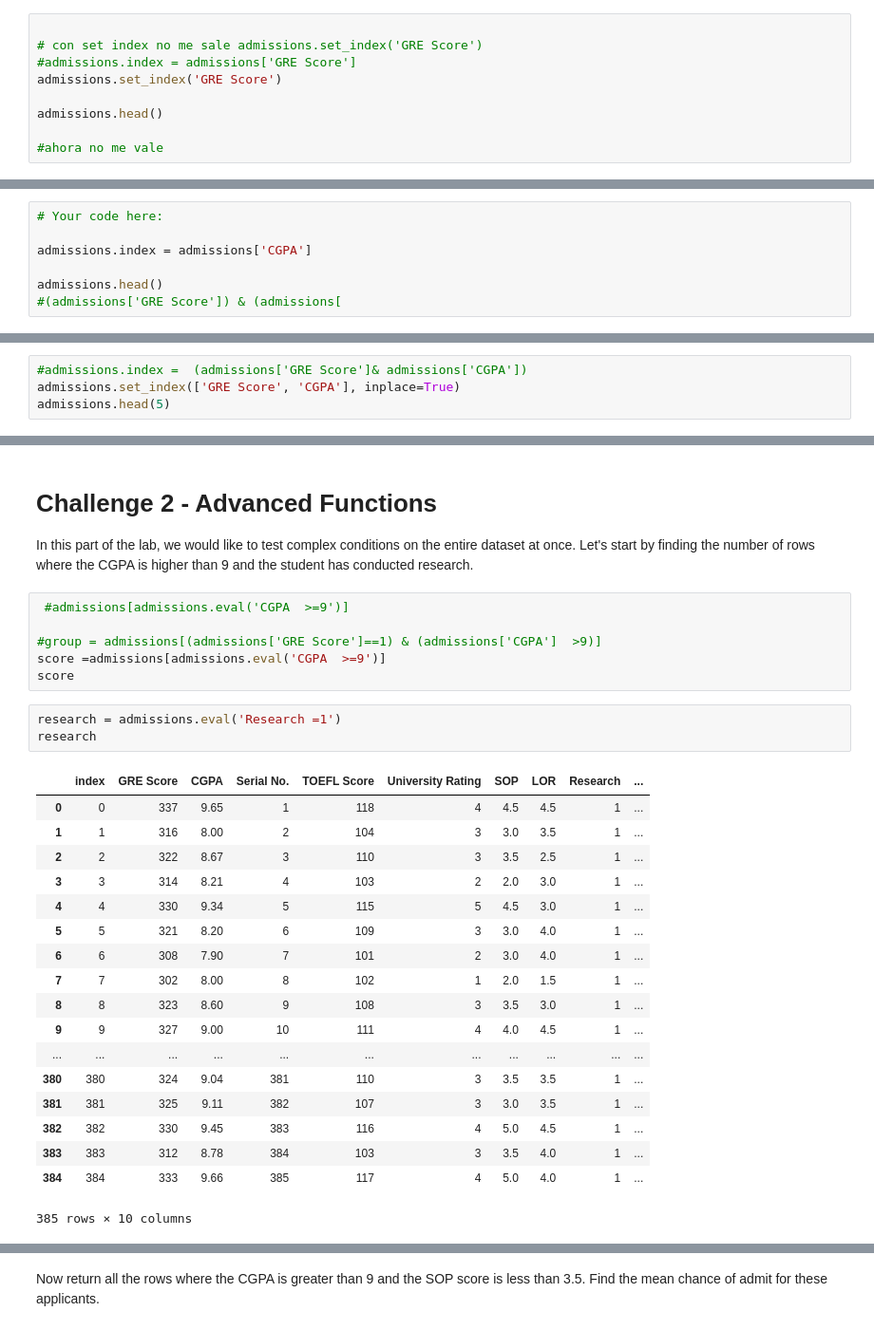
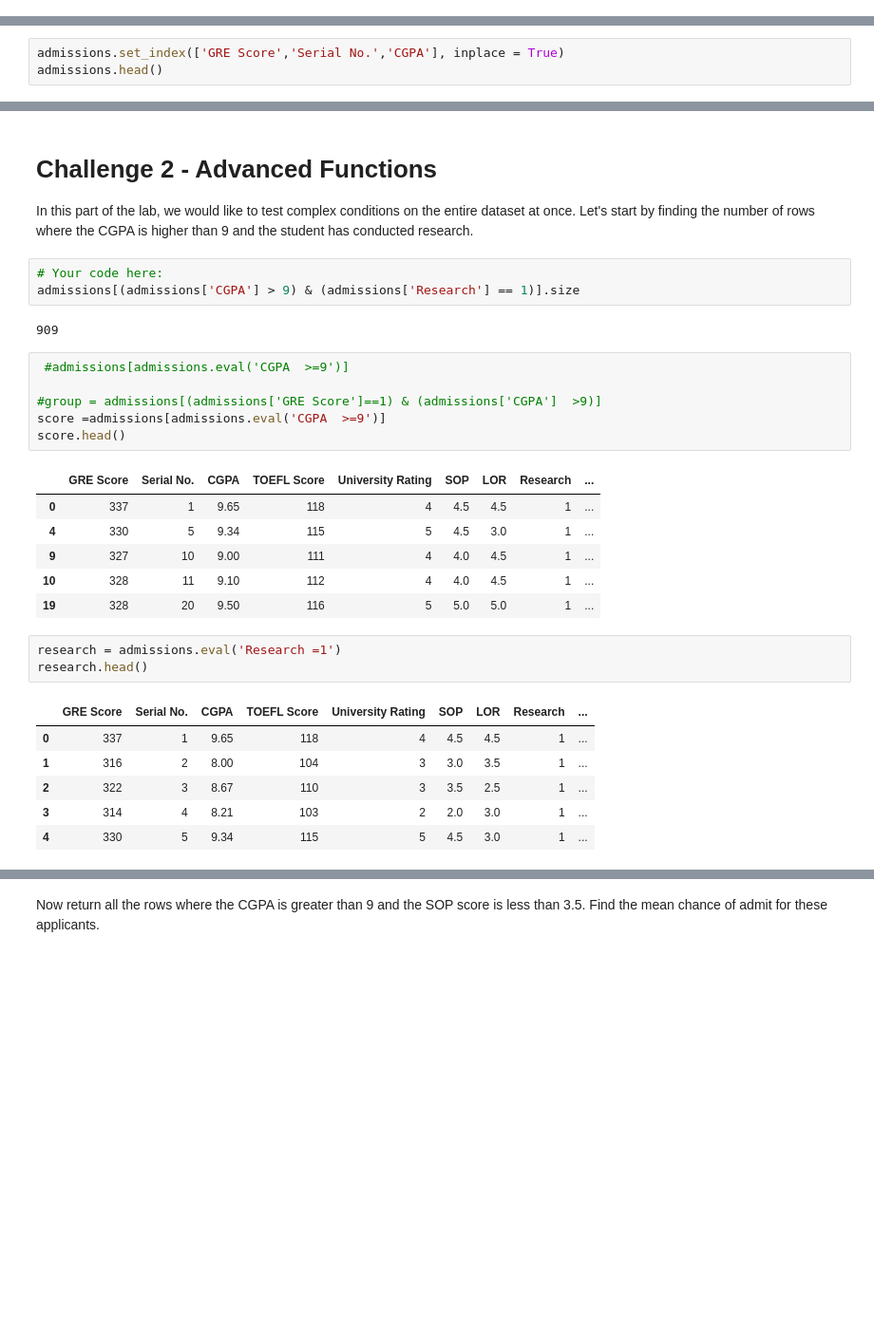
Before and after one commit to NSG2019/data-labs, a Jupyter notebook: module-2/lab-advanced-pandas/your-code/main.ipynb, the cells around one changed output, grey strips where cells are left out. Shown at 95% size. Saved outputs shown, nothing was run; the diff lists cells and outputs as text; blank space fills up the shorter version.

```diff
--- a/module-2/lab-advanced-pandas/your-code/main.ipynb
+++ b/module-2/lab-advanced-pandas/your-code/main.ipynb
@@ -114,9 +139,0 @@ Turns out that `GRE Score` and `CGPA` also uniquely identify the data. Show this
-# %%
-
-# con set index no me sale admissions.set_index('GRE Score')
-#admissions.index = admissions['GRE Score']
-admissions.set_index('GRE Score')
-
-admissions.head()
-
-#ahora no me vale
@@ -141,10 +150,3 @@ admissions.head()
 | 322 | 3 | 322 | 110 | 3 | 3.5 | 2.5 | 8.67 | 1 | ... |
 | 314 | 4 | 314 | 103 | 2 | 2.0 | 3.0 | 8.21 | 0 | ... |
 | 330 | 5 | 330 | 115 | 5 | 4.5 | 3.0 | 9.34 | 1 | ... |
-# %%
-# Your code here:
-
-admissions.index = admissions['CGPA']
-
-admissions.head()
-#(admissions['GRE Score']) & (admissions[
@@ -158,0 +153,3 @@ admissions.head()
+# %%
+admissions.set_index(['GRE Score','Serial No.','CGPA'], inplace = True)
+admissions.head()
@@ -159,6 +164,2 @@ admissions.head()
 # %% [markdown]
 Replace the index with an index comprised of two columns - `GRE Score` and `CGPA`. Remove the columns from the dataset as well. Make sure to use `inplace=True`.
-# %%
-#admissions.index =  (admissions['GRE Score']& admissions['CGPA'])
-admissions.set_index(['GRE Score', 'CGPA'], inplace=True)
-admissions.head(5)
@@ -189,31 +182,31 @@ admissions.head()
 # Challenge 2 - Advanced Functions
 
 In this part of the lab, we would like to test complex conditions on the entire dataset at once. Let's start by finding the number of rows where the CGPA is higher than 9 and the student has conducted research.
+# %%
+# Your code here:
+admissions[(admissions['CGPA'] > 9) & (admissions['Research'] == 1)].size
+# %% [output]
+909
 # %%
  #admissions[admissions.eval('CGPA  >=9')]
 
 #group = admissions[(admissions['GRE Score']==1) & (admissions['CGPA']  >9)]
 score =admissions[admissions.eval('CGPA  >=9')]
-score
+score.head()
+# %% [output]
+|  | GRE Score | Serial No. | CGPA | TOEFL Score | University Rating | SOP | LOR | Research | ... |
+| 0 | 337 | 1 | 9.65 | 118 | 4 | 4.5 | 4.5 | 1 | ... |
+| 4 | 330 | 5 | 9.34 | 115 | 5 | 4.5 | 3.0 | 1 | ... |
+| 9 | 327 | 10 | 9.00 | 111 | 4 | 4.0 | 4.5 | 1 | ... |
+| 10 | 328 | 11 | 9.10 | 112 | 4 | 4.0 | 4.5 | 1 | ... |
+| 19 | 328 | 20 | 9.50 | 116 | 5 | 5.0 | 5.0 | 1 | ... |
 # %%
 research = admissions.eval('Research =1')
-research
+research.head()
 # %% [output]
-|  | index | GRE Score | CGPA | Serial No. | TOEFL Score | University Rating | SOP | LOR | Research | ... |
-| 0 | 0 | 337 | 9.65 | 1 | 118 | 4 | 4.5 | 4.5 | 1 | ... |
-| 1 | 1 | 316 | 8.00 | 2 | 104 | 3 | 3.0 | 3.5 | 1 | ... |
-| 2 | 2 | 322 | 8.67 | 3 | 110 | 3 | 3.5 | 2.5 | 1 | ... |
-| 3 | 3 | 314 | 8.21 | 4 | 103 | 2 | 2.0 | 3.0 | 1 | ... |
-| 4 | 4 | 330 | 9.34 | 5 | 115 | 5 | 4.5 | 3.0 | 1 | ... |
-| 5 | 5 | 321 | 8.20 | 6 | 109 | 3 | 3.0 | 4.0 | 1 | ... |
-| 6 | 6 | 308 | 7.90 | 7 | 101 | 2 | 3.0 | 4.0 | 1 | ... |
-| 7 | 7 | 302 | 8.00 | 8 | 102 | 1 | 2.0 | 1.5 | 1 | ... |
-| 8 | 8 | 323 | 8.60 | 9 | 108 | 3 | 3.5 | 3.0 | 1 | ... |
-| 9 | 9 | 327 | 9.00 | 10 | 111 | 4 | 4.0 | 4.5 | 1 | ... |
-| ... | ... | ... | ... | ... | ... | ... | ... | ... | ... | ... |
-| 380 | 380 | 324 | 9.04 | 381 | 110 | 3 | 3.5 | 3.5 | 1 | ... |
-| 381 | 381 | 325 | 9.11 | 382 | 107 | 3 | 3.0 | 3.5 | 1 | ... |
-| 382 | 382 | 330 | 9.45 | 383 | 116 | 4 | 5.0 | 4.5 | 1 | ... |
-| 383 | 383 | 312 | 8.78 | 384 | 103 | 3 | 3.5 | 4.0 | 1 | ... |
-| 384 | 384 | 333 | 9.66 | 385 | 117 | 4 | 5.0 | 4.0 | 1 | ... |
+|  | GRE Score | Serial No. | CGPA | TOEFL Score | University Rating | SOP | LOR | Research | ... |
+| 0 | 337 | 1 | 9.65 | 118 | 4 | 4.5 | 4.5 | 1 | ... |
+| 1 | 316 | 2 | 8.00 | 104 | 3 | 3.0 | 3.5 | 1 | ... |
+| 2 | 322 | 3 | 8.67 | 110 | 3 | 3.5 | 2.5 | 1 | ... |
+| 3 | 314 | 4 | 8.21 | 103 | 2 | 2.0 | 3.0 | 1 | ... |
+| 4 | 330 | 5 | 9.34 | 115 | 5 | 4.5 | 3.0 | 1 | ... |
-385 rows × 10 columns
```
Also changed, not shown: parts of 28 cells of this notebook.
